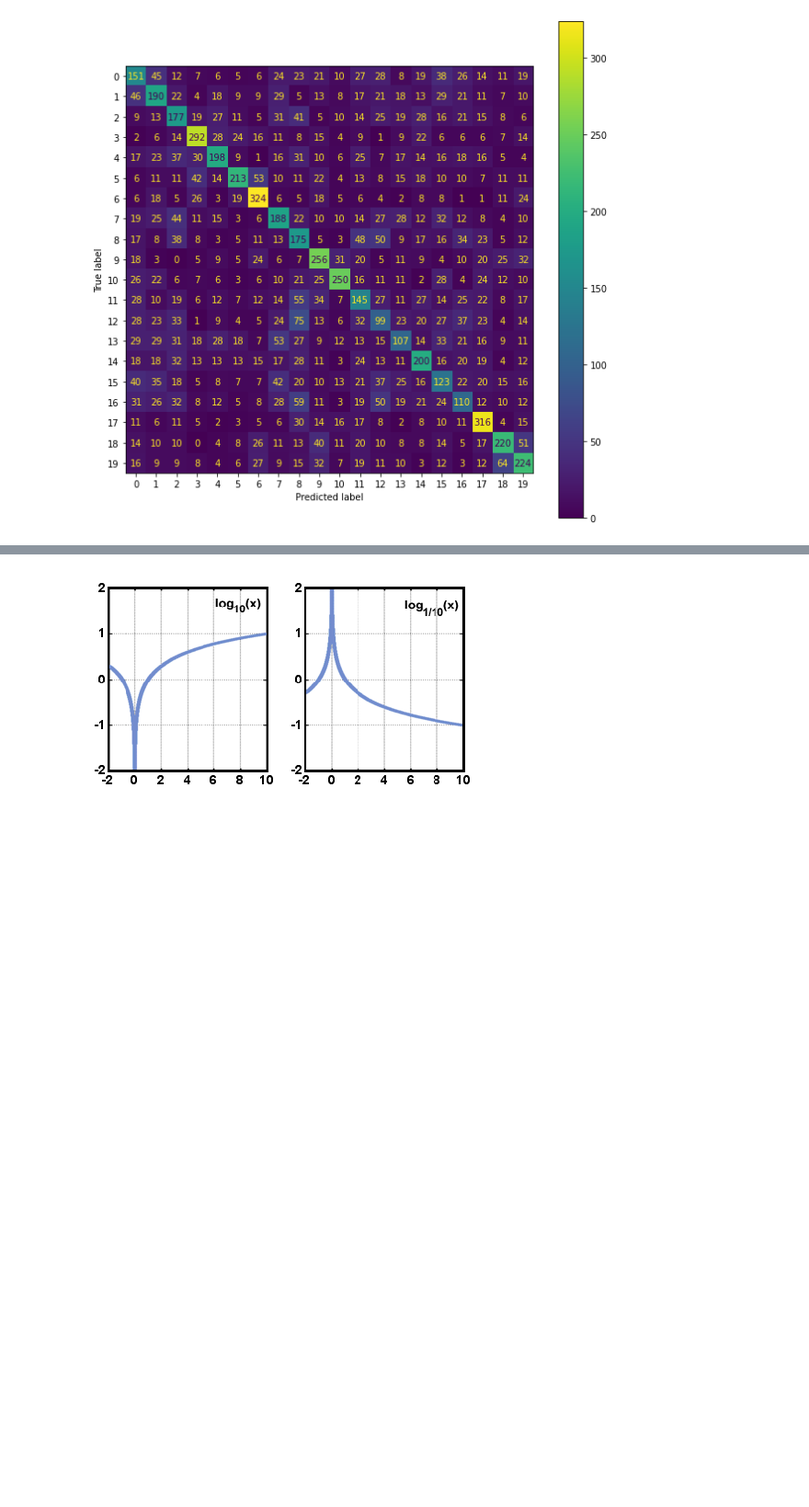
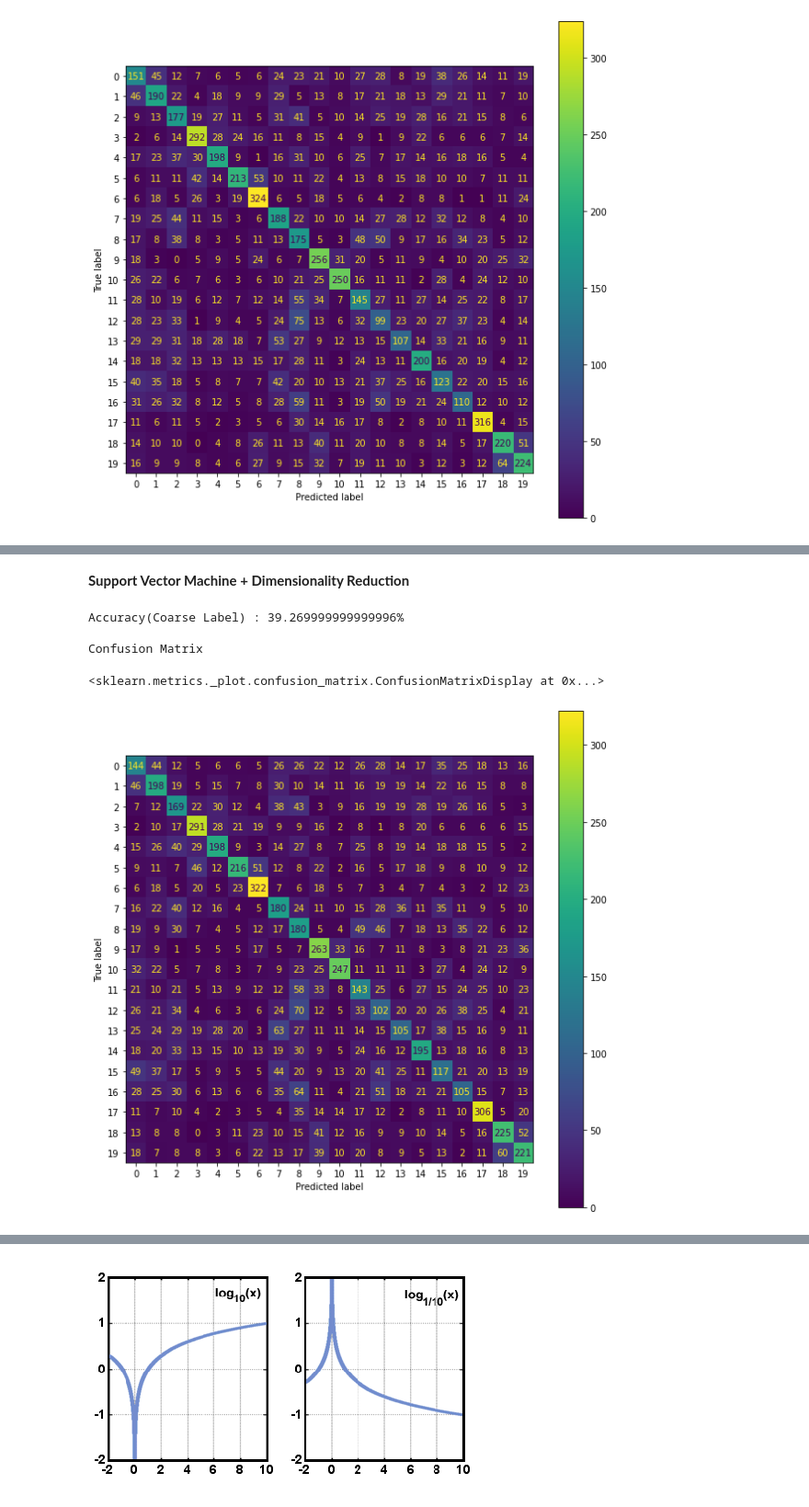
Before and after one commit to deshanchathusanka/machine-learning-algorithms, a Jupyter notebook: Coursework.ipynb, the cells around one changed output, grey strips where cells are left out. Shown at 92% size. Saved outputs shown, nothing was run; the diff lists cells and outputs as text; code cells hidden in the pictures; blank space fills up the shorter version.

```diff
--- a/Coursework.ipynb
+++ b/Coursework.ipynb
@@ -276,0 +305,22 @@ cmp.plot(ax=ax)
+# %% [markdown]
+**Support Vector Machine + Dimensionality Reduction**
+# %%
+################### Support Vector Machine Classifier ::: Coarse Labels #########################
+svc = SVC(C = 1, kernel = 'rbf')
+svc.fit(X = x_train_standard_reduced, y = y_train_coarse)
+
+accuracy = svc.score(X = x_test_standard_reduced, y = y_test_coarse)
+print(f'Accuracy(Coarse Label) : {accuracy*100}%')
+
+print('\nConfusion Matrix')
+predictions = svc.predict(x_test_standard_reduced)
+cm = confusion_matrix(y_test_coarse, predictions, labels=svc.classes_)
+cmp = ConfusionMatrixDisplay(confusion_matrix=cm, display_labels=svc.classes_)
+fig, ax = plt.subplots(figsize=(10,10))
+cmp.plot(ax=ax)
+# %% [output]
+Accuracy(Coarse Label) : 39.269999999999996%
+
+Confusion Matrix
+<sklearn.metrics._plot.confusion_matrix.ConfusionMatrixDisplay at 0x...>
+[figure, added]
```
Also changed, not shown: parts of 16 cells of this notebook.
